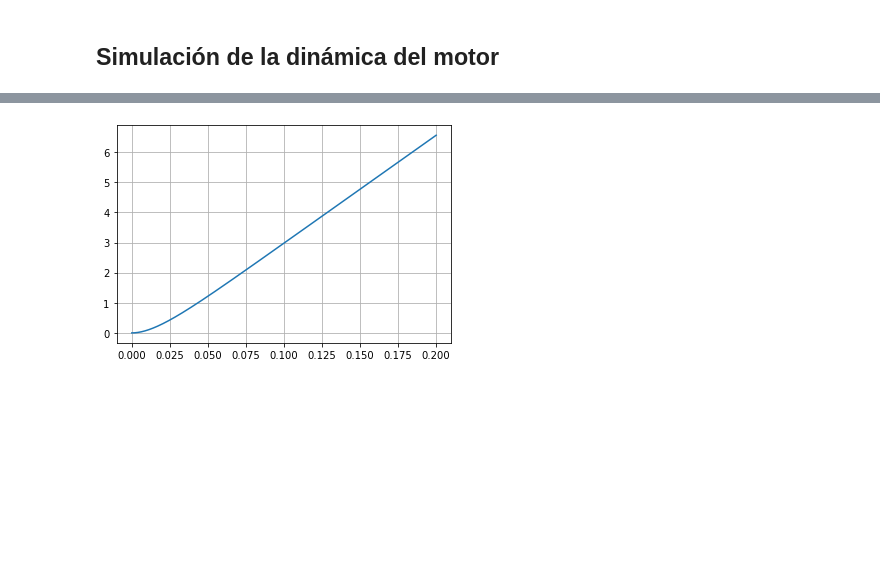
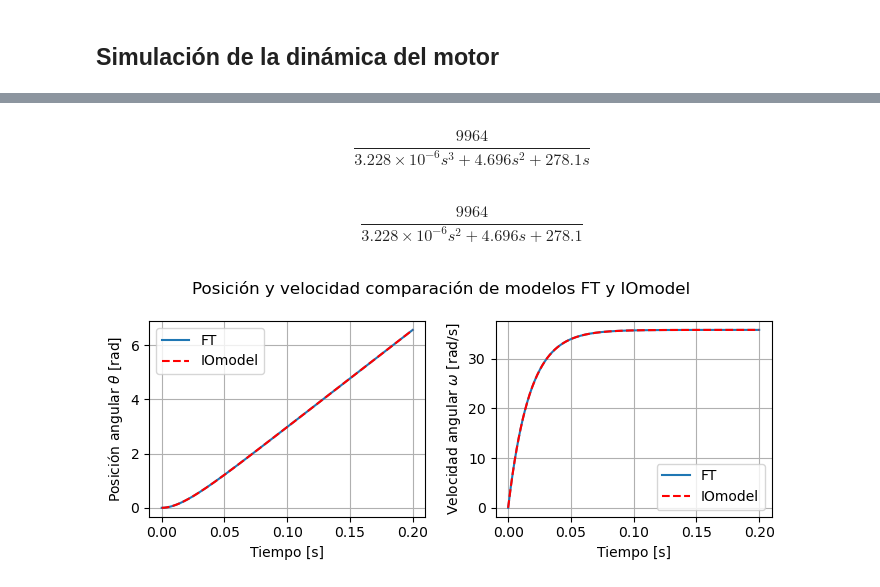
Before and after one commit to juanodecc/ejemplos_dyc, a Jupyter notebook: modelado/motor/motorDC_modelo.ipynb, the cells around one changed output, grey strips where cells are left out. Saved outputs shown, nothing was run; the diff lists cells and outputs as text; code cells hidden in the pictures; blank space fills up the shorter version.

```diff
--- a/modelado/motor/motorDC_modelo.ipynb
+++ b/modelado/motor/motorDC_modelo.ipynb
@@ -134,8 +200,0 @@ $$\frac{9964}{3.228 \times 10^{-6} s^3 + 4.696 s^2 + 278.1 s}$$
-# %%
-T = np.linspace(0,0.2,1000)
-t,theta=ctrl.step_response(P_E2theta,T=T)
-plt.figure()
-plt.plot(t,theta)
-plt.grid()
-# %% [output]
-[figure, removed]
@@ -141,0 +207,39 @@ plt.grid()
+# %%
+s = ctrl.tf('s');
+P_E2theta = 1/La/((s+Ra/La)*Jm/K*(s**2+Dm/Jm*s)+K/La*s)
+P_E2theta
+# %% [output]
+$$\frac{9964}{3.228 \times 10^{-6} s^3 + 4.696 s^2 + 278.1 s}$$
+# %%
+P_E2dtheta = 1/La/((s+Ra/La)*Jm/K*(s+Dm/Jm)+K/La)
+P_E2dtheta
+# %% [output]
+$$\frac{9964}{3.228 \times 10^{-6} s^2 + 4.696 s + 278.1}$$
+# %%
+t,theta=ctrl.step_response(P_E2theta,T)
+t,dtheta=ctrl.step_response(P_E2dtheta,T)
+# %%
+fig, axes = plt.subplots(1, 2, figsize=(7, 3))
+
+# (a) - Posición TF y IOmodel
+ax = axes[0]
+ax.plot(t,theta)
+ax.plot(t, y[0,:],'r--')
+ax.set_xlabel('Tiempo [s]')
+ax.set_ylabel(r'Posición angular $\theta$ [rad]')
+ax.legend(['FT','IOmodel'])
+ax.grid()
+
+# (b) -
+ax = axes[1]
+ax.plot(t,dtheta)
+ax.plot(t, y[1,:],'r--')
+ax.set_xlabel('Tiempo [s]')
+ax.set_ylabel(r'Velocidad angular $\omega$ [rad/s]')
+ax.legend(['FT','IOmodel'])
+ax.grid()
+
+plt.suptitle('Posición y velocidad comparación de modelos FT y IOmodel')
+plt.tight_layout()
+# %% [output]
+[figure, added]
```
Also changed, not shown: parts of 26 cells of this notebook, 1 other file.
